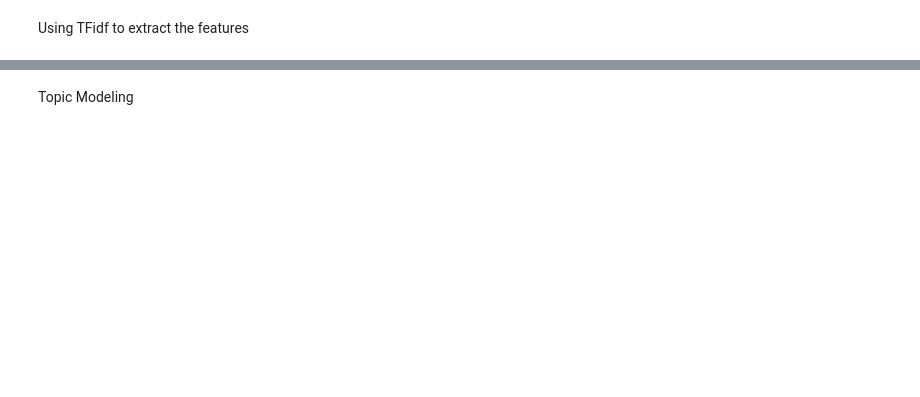
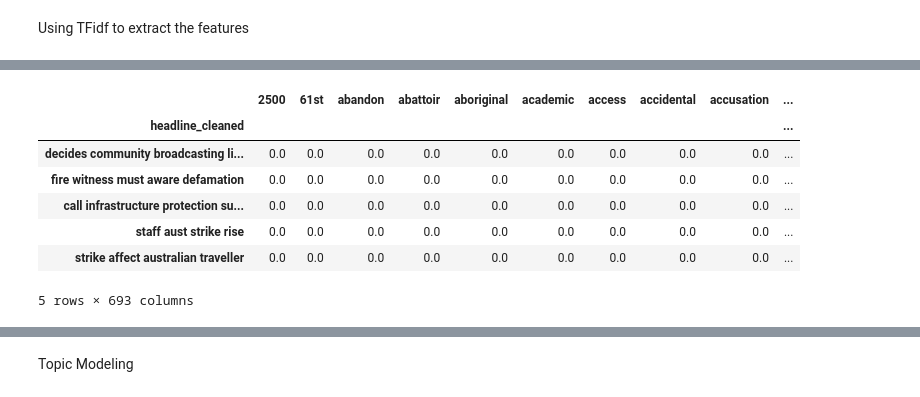
Before and after one commit to tinleyy/COMP4432_ML_Million_News_Headline, a Jupyter notebook: A Million News Headlines.ipynb, the cells around one changed output, grey strips where cells are left out. Saved outputs shown, nothing was run; the diff lists cells and outputs as text; code cells hidden in the pictures; blank space fills up the shorter version.

```diff
--- a/A Million News Headlines.ipynb
+++ b/A Million News Headlines.ipynb
@@ -142,0 +144,4 @@ print(vec_text)
+# %%
+headline_cleaned = data['headline_cleaned']
+headline_cleaned_first200 = headline_cleaned[:200]
+print(headline_cleaned_first200.head)
@@ -142,0 +161,17 @@ print(vec_text)
+# %%
+df_copy = pd.DataFrame(
+    vec_text.toarray(),
+    columns=vec.get_feature_names_out(),
+    index=headline_cleaned_first200
+    )
+
+df_copy.head()
+# %% [output]
+|  | 2500 | 61st | abandon | abattoir | aboriginal | academic | access | accidental | accusation | ... |
+| headline_cleaned |  |  |  |  |  |  |  |  |  | ... |
+| decides community broadcasting li... | 0.0 | 0.0 | 0.0 | 0.0 | 0.0 | 0.0 | 0.0 | 0.0 | 0.0 | ... |
+| fire witness must aware defamation | 0.0 | 0.0 | 0.0 | 0.0 | 0.0 | 0.0 | 0.0 | 0.0 | 0.0 | ... |
+| call infrastructure protection su... | 0.0 | 0.0 | 0.0 | 0.0 | 0.0 | 0.0 | 0.0 | 0.0 | 0.0 | ... |
+| staff aust strike rise | 0.0 | 0.0 | 0.0 | 0.0 | 0.0 | 0.0 | 0.0 | 0.0 | 0.0 | ... |
+| strike affect australian traveller | 0.0 | 0.0 | 0.0 | 0.0 | 0.0 | 0.0 | 0.0 | 0.0 | 0.0 | ... |
+5 rows × 693 columns
```
Also changed, not shown: parts of 30 cells of this notebook.
